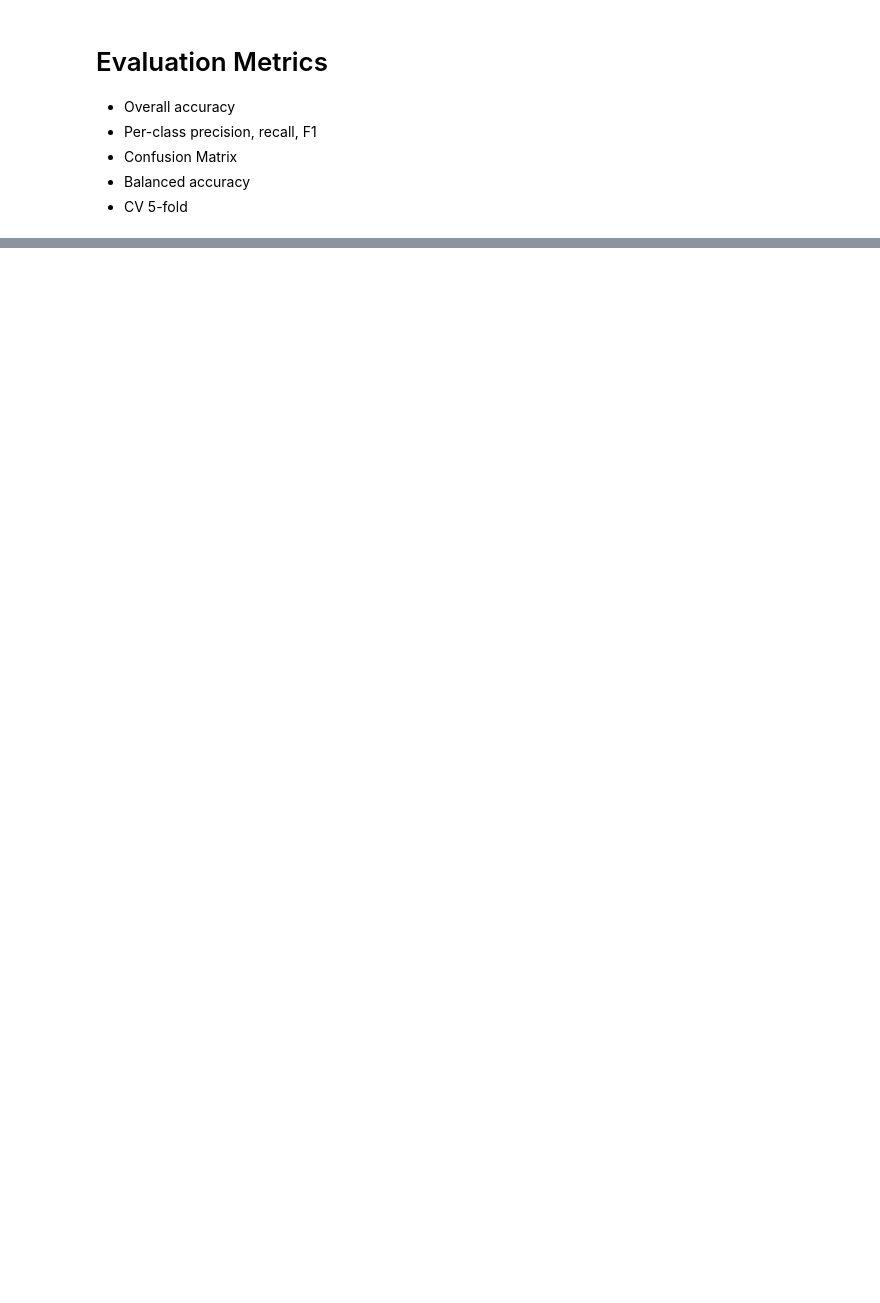
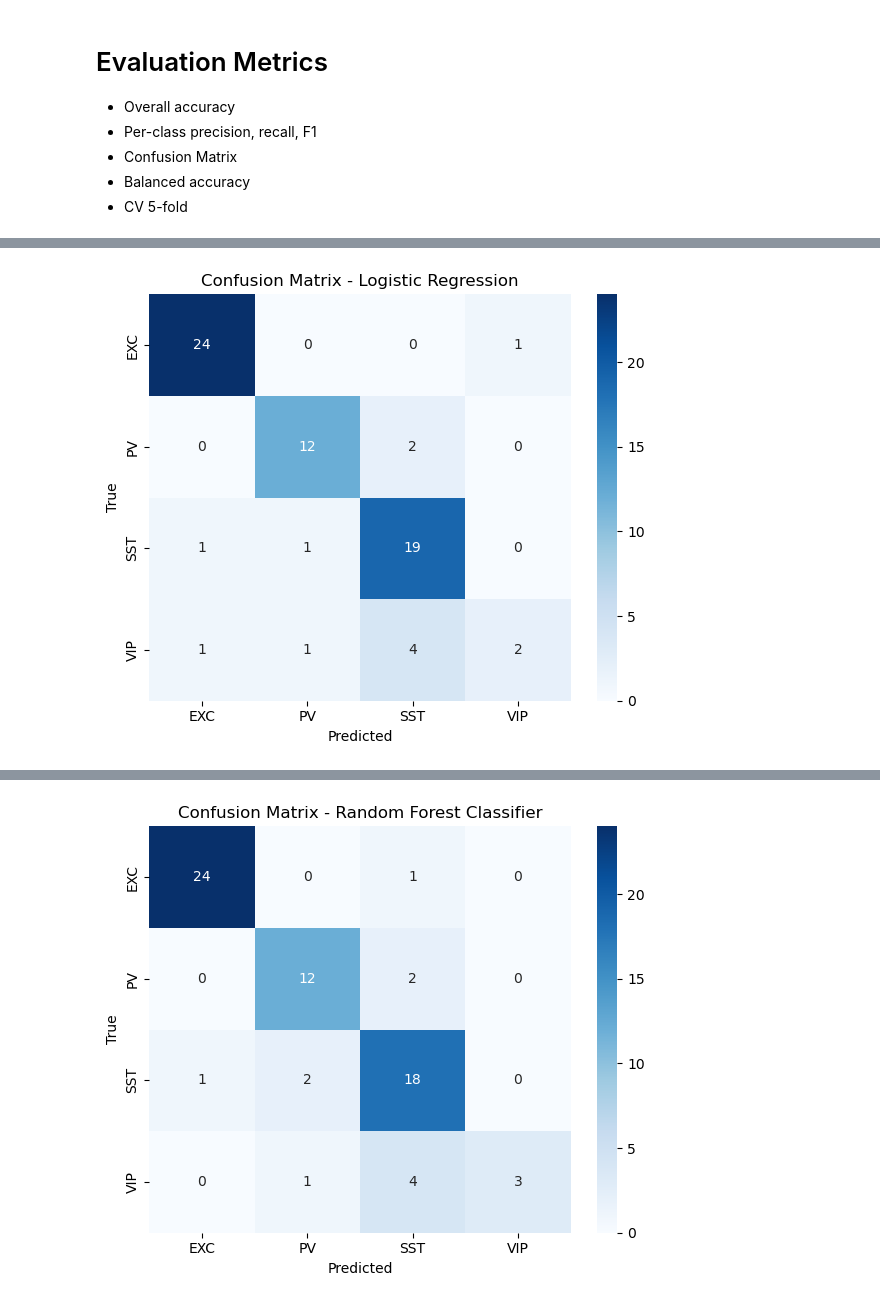
Before and after one commit to Lunomatique/BIO482_MiniProject_2025_Python, a Jupyter notebook: notebooks/MiniProject_Part4_Analysis_Figures.ipynb, the cells around one changed output, grey strips where cells are left out. Drawn from its saved outputs; the diff is of its cells as text; code cells hidden in the pictures; blank space fills up the shorter version.

Commit message:
added plots
still need to add accuracy bar plot comparison

```diff
--- a/notebooks/MiniProject_Part4_Analysis_Figures.ipynb
+++ b/notebooks/MiniProject_Part4_Analysis_Figures.ipynb
@@ -79,11 +70,13 @@ results_p1.head()
+# %%
+results_final = results_p1.merge(results_p2[['cell_id', 'delta_vm','delta_ap']], on='cell_id', how='right')
 # %% [markdown]
 # Preprocessing
 # %%
 #remove Nana values
-results_p1.dropna(axis=0,inplace=True)
+results_final.dropna(axis=0,inplace=True)
 #create features matrix and label matrix
-feature_matrix = results_p1.drop(columns=['cell_type','cell_id'])
-label_matrix = results_p1['cell_type']
+feature_matrix = results_final.drop(columns=['cell_type','cell_id'])
+label_matrix = results_final['cell_type']
 # create train/test split
 X_train, X_test, y_train, y_test = train_test_split(
     feature_matrix,label_matrix,test_size = 0.3,stratify = label_matrix, random_state=42
@@ -94,6 +87,7 @@ X_train = scaler.fit_transform(X_train)
 X_test = scaler.transform(X_test)
 # %%
 from sklearn.ensemble import RandomForestClassifier,GradientBoostingClassifier
+from sklearn.linear_model import LogisticRegression
 from sklearn.metrics import (
     accuracy_score,
     balanced_accuracy_score,
@@ -101,18 +95,24 @@ from sklearn.metrics import (
     classification_report
 )
 #create the models :
-
+Lr = LogisticRegression(
+    random_state=42
+)
 Rfc = RandomForestClassifier(
     random_state =42
     )
 Gbc = GradientBoostingClassifier(
     random_state= 42
 )
+
+
 #Fit the models :
+Lr.fit(X_train,y_train)
 Rfc.fit(X_train,y_train)
 Gbc.fit(X_train,y_train)
 
 #print out scores :
+print("LogisticRegression score : ",Lr.score(X_test,y_test))
 print("RandomForestClassifier score : ",Rfc.score(X_test,y_test))
 print("GradientBoostingClassifier score : ",Gbc.score(X_test,y_test))
 # %% [output]
@@ -127,18 +128,61 @@ GradientBoostingClassifier score :  0.855072463768116
 - CV 5-fold
 # %%
 #more in depth metrics :
+classes = ["EXC", "PV", "SST", "VIP"]
 # Predictions
+y_pred_lr = Lr.predict(X_test)
 y_pred_rfc = Rfc.predict(X_test)
 y_pred_gbc = Gbc.predict(X_test)
 
-print("RandomForest - accuracy:", accuracy_score(y_test, y_pred_rfc))
-print("RandomForest - balanced accuracy:", balanced_accuracy_score(y_test, y_pred_rfc))
-print("\nRandomForest - classification report:\n", classification_report(y_test, y_pred_rfc))
+print("*"*50+"\nLogisticRegression :\n"+"*"*50)
+print(" - accuracy:", accuracy_score(y_test, y_pred_lr))
+print(" - balanced accuracy:", balanced_accuracy_score(y_test, y_pred_lr))
+report_lr = classification_report(y_test, y_pred_lr,output_dict=True)
+report_lr_df = pd.DataFrame(report_lr).transpose()
+print("\n - classification report:\n", report_lr_df.to_markdown(floatfmt=".3f"))
+cm_lr = confusion_matrix(y_test, y_pred_lr)
+plt.figure(figsize=(6,5))
+sns.heatmap(cm_lr, annot=True, fmt="d", cmap="Blues",
+            xticklabels=classes, yticklabels=classes)
+plt.xlabel("Predicted")
+plt.ylabel("True")
+plt.title("Confusion Matrix - Logistic Regression")
+plt.tight_layout()
+plt.show()
+print("\n - confusion matrix:\n", cm_lr)
 
-print("\nGradientBoosting - accuracy:", accuracy_score(y_test, y_pred_gbc))
-print("GradientBoosting - balanced accuracy:", balanced_accuracy_score(y_test, y_pred_gbc))
-print("\nGradientBoosting - classification report:\n", classification_report(y_test, y_pred_gbc))
+print("*"*50+"\nRandomForest :\n"+"*"*50)
+print(" - accuracy:", accuracy_score(y_test, y_pred_rfc))
+print(" - balanced accuracy:", balanced_accuracy_score(y_test, y_pred_rfc))
+report_rfc = classification_report(y_test, y_pred_rfc,output_dict=True)
+report_rfc_df = pd.DataFrame(report_rfc).transpose()
+print("\n - classification report:\n", report_rfc_df.to_markdown(floatfmt=".3f"))
+cm_rfc = confusion_matrix(y_test, y_pred_rfc)
+plt.figure(figsize=(6,5))
+sns.heatmap(cm_rfc, annot=True, fmt="d", cmap="Blues",
+            xticklabels=classes, yticklabels=classes)
+plt.xlabel("Predicted")
+plt.ylabel("True")
+plt.title("Confusion Matrix - Random Forest Classifier")
+plt.tight_layout()
+plt.show()
+print("\n - confusion matrix:\n", cm_rfc)
 
-print("\nRandomForest - confusion matrix:\n", confusion_matrix(y_test, y_pred_rfc))
-print("\nGradientBoosting - confusion matrix:\n", confusion_matrix(y_test, y_pred_gbc))
+print("*"*50+"\nGradientBoosting :\n"+"*"*50)
+print(" - accuracy:", accuracy_score(y_test, y_pred_gbc))
+print(" - balanced accuracy:", balanced_accuracy_score(y_test, y_pred_gbc))
+report_gbc = classification_report(y_test, y_pred_gbc,output_dict=True)
+report_gbc_df = pd.DataFrame(report_gbc).transpose()
+print("\n - classification report:\n", report_gbc_df.to_markdown(floatfmt=".3f"))
+
+cm_gbc = confusion_matrix(y_test, y_pred_gbc)
+plt.figure(figsize=(6,5))
+sns.heatmap(cm_gbc, annot=True, fmt="d", cmap="Blues",
+            xticklabels=classes, yticklabels=classes)
+plt.xlabel("Predicted")
+plt.ylabel("True")
+plt.title("Confusion Matrix - Gradient Boosting Classifier")
+plt.tight_layout()
+plt.show()
+print("\n - confusion matrix:\n", cm_gbc)
 # %% [output]
@@ -161,0 +204 @@ RandomForest - classification report:
+[figure, added]
@@ -161,0 +225 @@ RandomForest - classification report:
+[figure, added]
```
Also changed, not shown: parts of 10 cells of this notebook.
